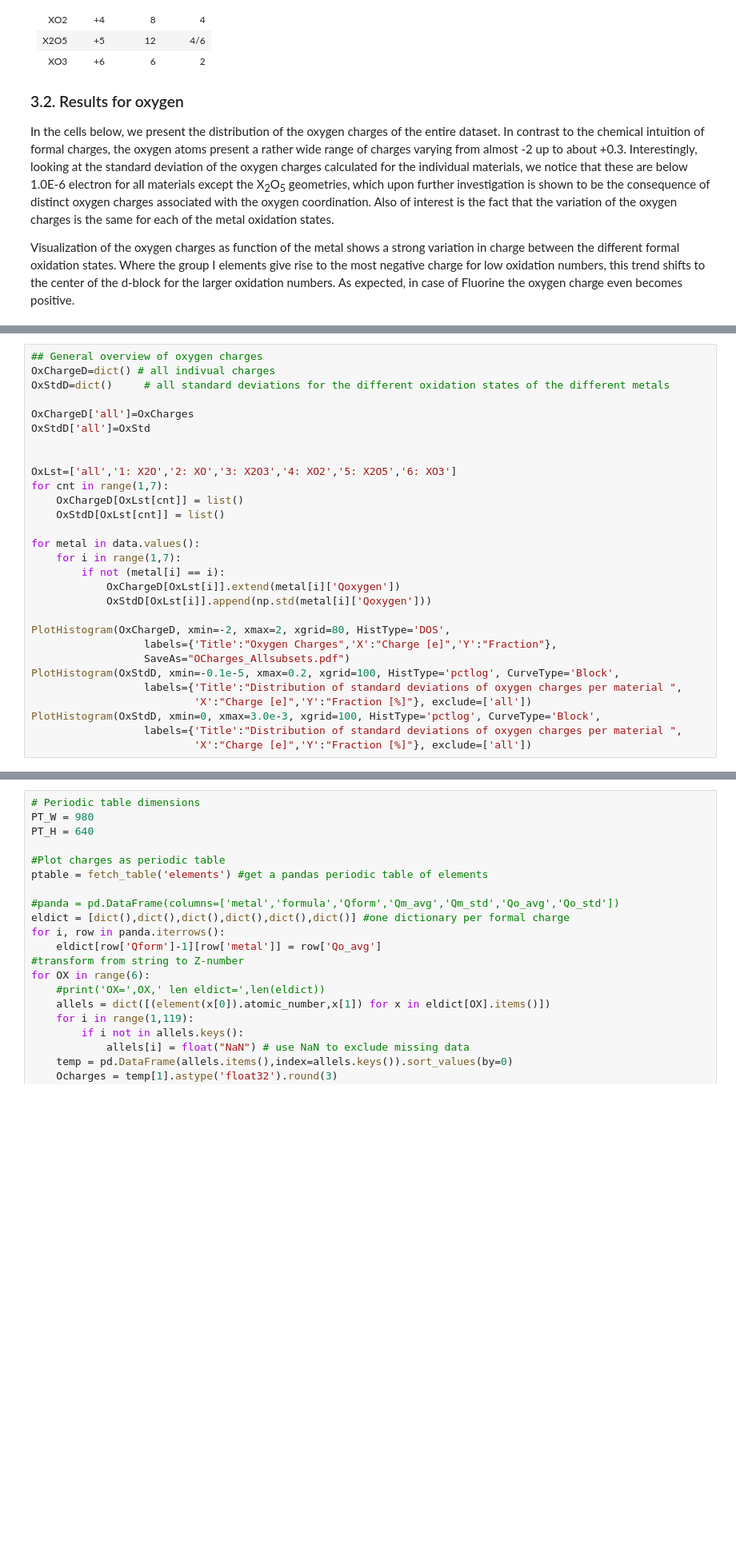
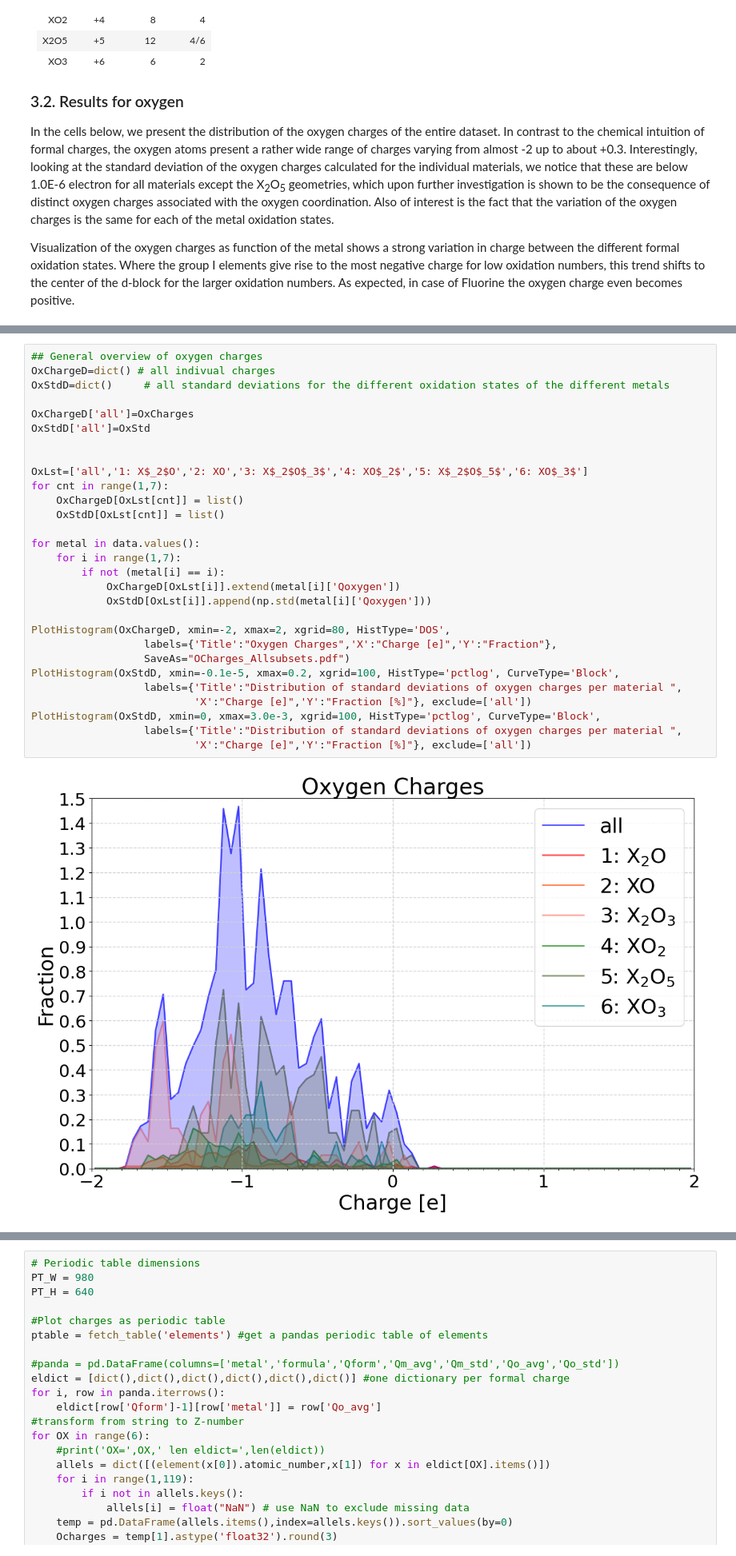
Before and after one commit to aiidateam/acwf-verification-scripts, a Jupyter notebook: acwf_paper_plots/plots/supplementary/hirshfeld-i-charges/HIchargeAnalysis.ipynb, the cells around one changed output, grey strips where cells are left out. Shown at 80% size. Drawn from its saved outputs; the diff is of its cells as text; blank space fills up the shorter version.

Commit message:
Update HIchargeAnalysis.ipynb
1) Cleanup of script (removal of final debug statements)
2) Subscript notation in legends for X2O etc
3) Corrected list of oxidation states with reference

```diff
--- a/acwf_paper_plots/plots/supplementary/hirshfeld-i-charges/HIchargeAnalysis.ipynb
+++ b/acwf_paper_plots/plots/supplementary/hirshfeld-i-charges/HIchargeAnalysis.ipynb
@@ -326,29 +325,31 @@ PlotHistogram({'all':OxStd}, xmin=0, xmax=3.0e-6, xgrid=100, HistType='pctlog',
 # %%
 ## General overview of oxygen charges
 OxChargeD=dict() # all indivual charges
 OxStdD=dict()     # all standard deviations for the different oxidation states of the different metals
 
 OxChargeD['all']=OxCharges
 OxStdD['all']=OxStd
 
 
-OxLst=['all','1: X2O','2: XO','3: X2O3','4: XO2','5: X2O5','6: XO3']
+OxLst=['all','1: X$_2$O','2: XO','3: X$_2$O$_3$','4: XO$_2$','5: X$_2$O$_5$','6: XO$_3$']
 for cnt in range(1,7):
     OxChargeD[OxLst[cnt]] = list()
     OxStdD[OxLst[cnt]] = list()
 
 for metal in data.values():
     for i in range(1,7):
         if not (metal[i] == i):
             OxChargeD[OxLst[i]].extend(metal[i]['Qoxygen'])
             OxStdD[OxLst[i]].append(np.std(metal[i]['Qoxygen']))
 
 PlotHistogram(OxChargeD, xmin=-2, xmax=2, xgrid=80, HistType='DOS',
                   labels={'Title':"Oxygen Charges",'X':"Charge [e]",'Y':"Fraction"},
                   SaveAs="OCharges_Allsubsets.pdf")
 PlotHistogram(OxStdD, xmin=-0.1e-5, xmax=0.2, xgrid=100, HistType='pctlog', CurveType='Block',
                   labels={'Title':"Distribution of standard deviations of oxygen charges per material ",
                           'X':"Charge [e]",'Y':"Fraction [%]"}, exclude=['all'])
 PlotHistogram(OxStdD, xmin=0, xmax=3.0e-3, xgrid=100, HistType='pctlog', CurveType='Block',
                   labels={'Title':"Distribution of standard deviations of oxygen charges per material ",
                           'X':"Charge [e]",'Y':"Fraction [%]"}, exclude=['all'])
+# %% [output]
+[figure, added]
```
Also changed, not shown: parts of 10 cells of this notebook.
